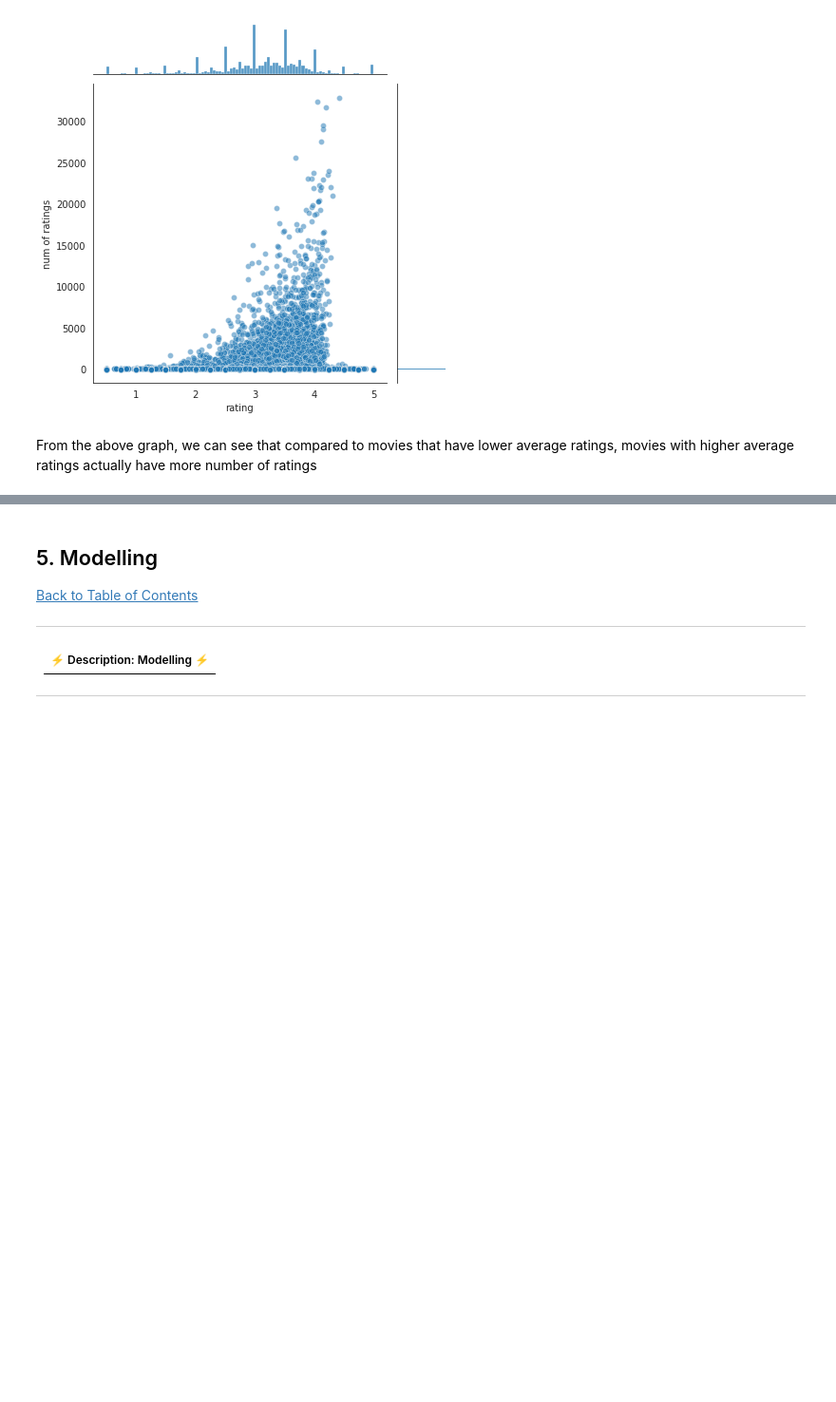
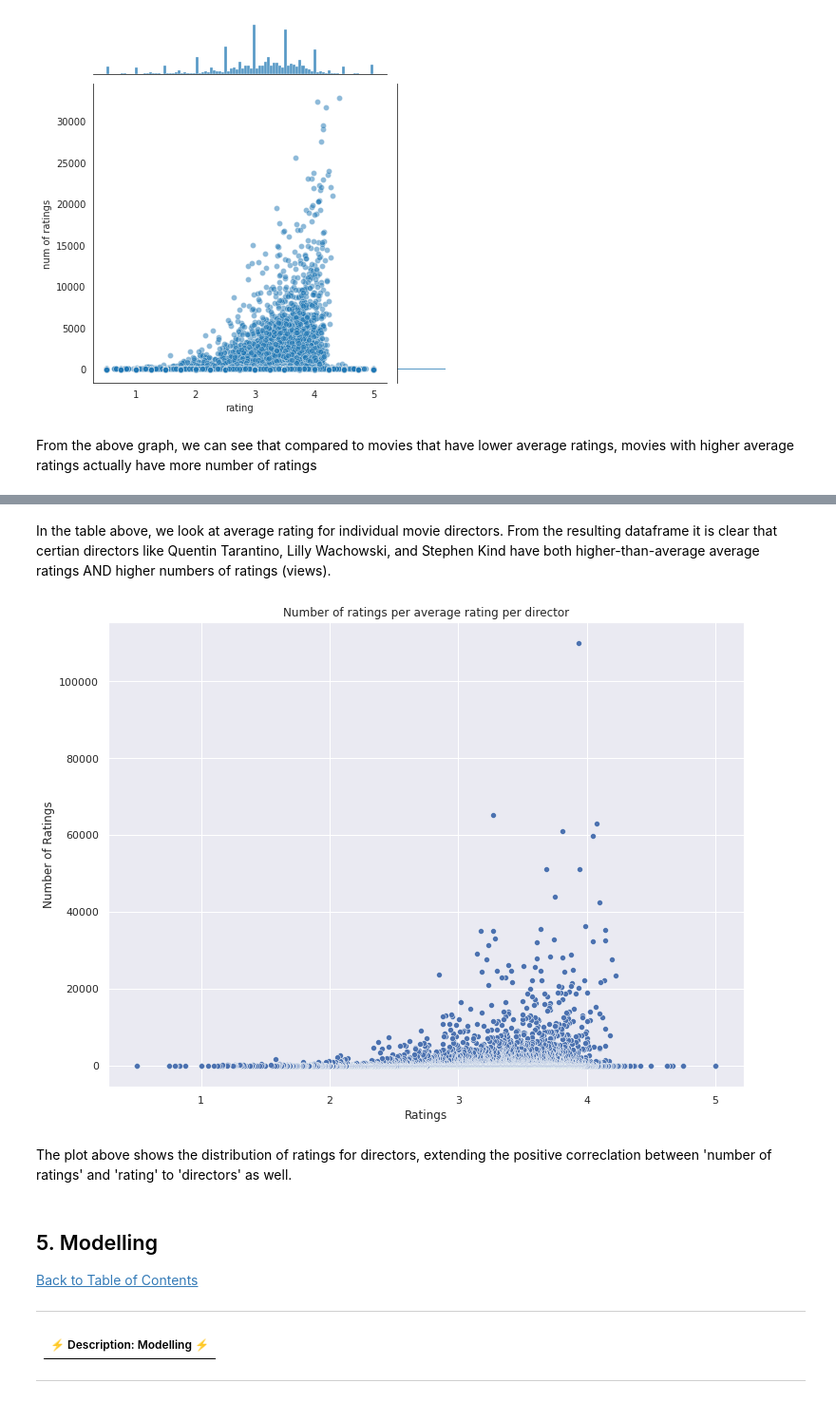
Before and after one commit to JeanetteTsehla/Unsupervised-learning-2207FTDS-Team-JM2, a Jupyter notebook: Copy_of_Unsupervised_learning_2207FTDS_Team_JM2_.ipynb, the cells around one changed output, grey strips where cells are left out. Shown at 95% size. Drawn from its saved outputs; the diff is of its cells as text; code cells hidden in the pictures; blank space fills up the shorter version.

```diff
--- a/Copy_of_Unsupervised_learning_2207FTDS_Team_JM2_.ipynb
+++ b/Copy_of_Unsupervised_learning_2207FTDS_Team_JM2_.ipynb
@@ -489,0 +666,5 @@ From the above graph, we can see that compared to movies that have lower average
+# %%
+best_director = pd.DataFrame(movies_metadata_df.groupby('director')['rating'].mean().
+                             sort_values(ascending=False))
+best_director['No_of_ratings'] = movies_metadata_df.groupby('director')['rating'].count()
+best_director.sort_values(by=['No_of_ratings', 'rating'], ascending=False).head(10)
@@ -490,3 +684,17 @@ From the above graph, we can see that compared to movies that have lower average
+# %% [markdown]
+In the table above, we look at average rating for individual movie directors. From the resulting dataframe it is clear that certian directors like Quentin Tarantino, Lilly Wachowski, and Stephen Kind have both higher-than-average average ratings AND higher numbers of ratings (views).
+# %%
+# Set plot size
+sns.set(rc={'figure.figsize':(12,9)})
+
+sns.scatterplot(x = 'rating', y = 'No_of_ratings', data = best_director).set_title('Number of ratings per average rating per director')
+plt.xlabel('Ratings')
+plt.ylabel('Number of Ratings')
+plt.show()
+# %% [output]
+[figure, added]
+# %% [markdown]
+The plot above shows the distribution of ratings for directors, extending the positive correclation between 'number of ratings' and 'rating' to 'directors' as well.
 # %% [markdown]
 <a id="five"></a>
 ## 5. Modelling
```
Also changed, not shown: parts of 82 cells of this notebook.
